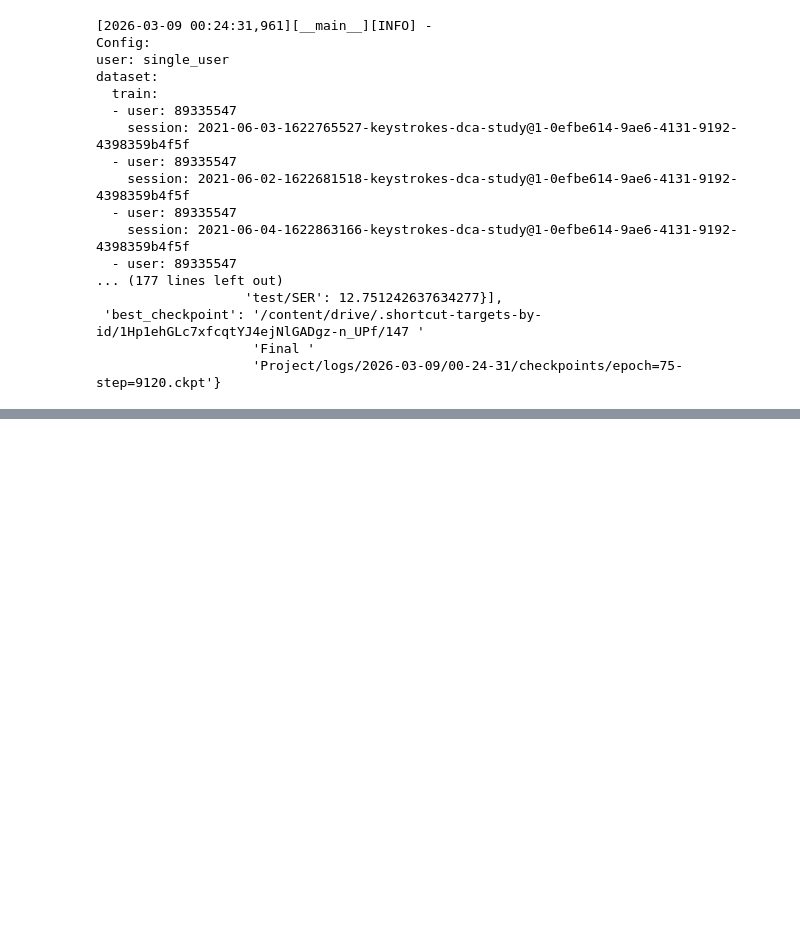
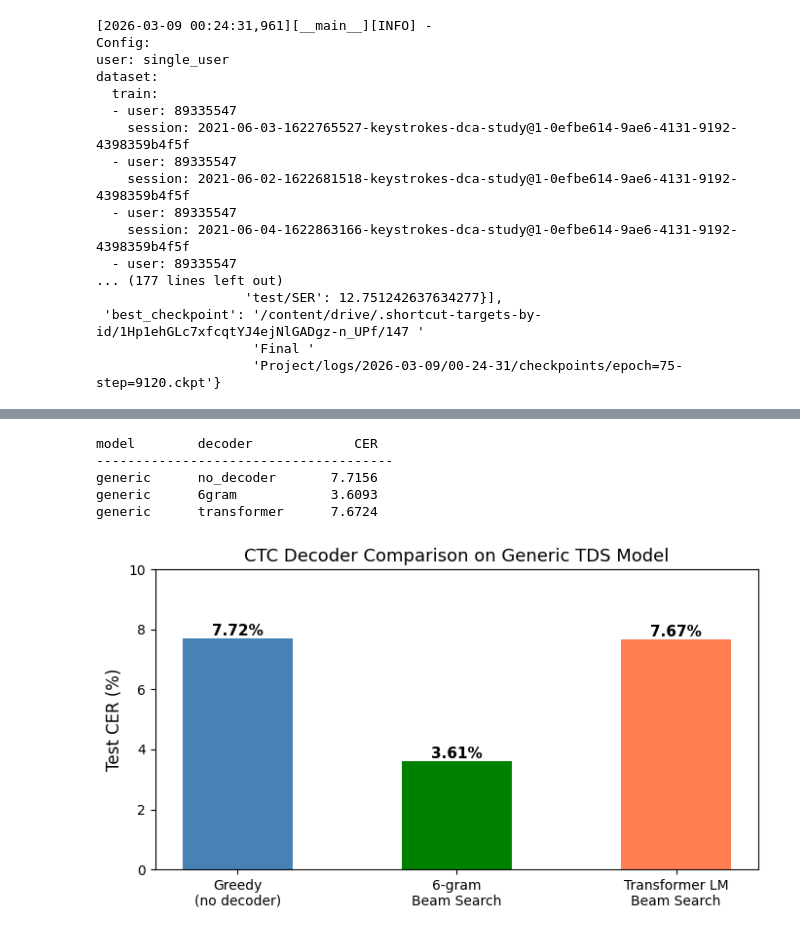
Before and after one commit to Jsei-ucla/ece-finalproject, a Jupyter notebook: RNNGRULSTMColab.ipynb, the cells around one changed output, grey strips where cells are left out. Cells and saved outputs as stored; diff of their text form; code cells hidden in the pictures; blank space fills up the shorter version.

```diff
--- a/RNNGRULSTMColab.ipynb
+++ b/RNNGRULSTMColab.ipynb
@@ -240,0 +120,26 @@ Set the environment variable HYDRA_FULL_ERROR=1 for a complete stack trace.
+# %%
+import os, shutil
+
+REPO = "/content/emg2qwerty-c147-project"
+
+DRIVE = ("/content/drive/MyDrive/Winter 26 Quarter/"
+         "ECE C147 Neural Networks & Deep Learning/147 Final Project")
+
+# Copy ckpt locally to avoid path issues
+os.makedirs("/content/ckpts", exist_ok=True)
+shutil.copy2(f"{DRIVE}/models/generic.ckpt", "/content/ckpts/generic.ckpt")
+
+# Copy LM files where the decoder expects them
+os.makedirs(f"{REPO}/models/lm", exist_ok=True)
+for f in ["wikitext-103-6gram-charlm.bin", "wikitext-103-6gram-charlm.arpa"]:
+    shutil.copy2(f"{DRIVE}/models/lm/{f}", f"{REPO}/models/lm/{f}")
+
+
+# Link the data folder into the repo
+data_dest = "/content/emg2qwerty-c147-project/data"
+if not os.path.exists(data_dest):
+    os.symlink(f"{DRIVE}/data", data_dest)
+
+print("data linked:", os.listdir(data_dest)[:3])
+
+print("done, generic size:", os.path.getsize("/content/ckpts/generic.ckpt"))
@@ -294,0 +278,36 @@ Set the environment variable HYDRA_FULL_ERROR=1 for a complete stack trace.
+# %%
+import re
+
+print(f"{'model':<12} {'decoder':<14} {'CER':>8}")
+print("-" * 38)
+for dec_key, log in logs.items():
+    m = re.search(r"'test/CER':\s*([\d.]+)", log)
+    cer = float(m.group(1)) if m else None
+    print(f"{'generic':<12} {dec_key:<14} {f'{cer:.4f}' if cer else 'N/A':>8}")
+# %% [output]
+model        decoder             CER
+--------------------------------------
+generic      no_decoder       7.7156
+generic      6gram            3.6093
+generic      transformer      7.6724
+# %%
+import matplotlib.pyplot as plt
+import numpy as np
+
+decoders = ['Greedy\n(no decoder)', '6-gram\nBeam Search', 'Transformer LM\nBeam Search']
+cer_vals = [7.7156, 3.6093, 7.6724]
+colors = ['steelblue', 'green', 'coral']
+
+fig, ax = plt.subplots(figsize=(7, 4))
+bars = ax.bar(decoders, cer_vals, color=colors, width=0.5)
+ax.set_ylabel('Test CER (%)', fontsize=12)
+ax.set_title('CTC Decoder Comparison on Generic TDS Model', fontsize=13)
+ax.set_ylim(0, 10)
+for bar, val in zip(bars, cer_vals):
+    ax.text(bar.get_x() + bar.get_width()/2, bar.get_height() + 0.1,
+            f'{val:.2f}%', ha='center', fontsize=11, fontweight='bold')
+plt.tight_layout()
+plt.savefig('decoder_comparison.png', dpi=150)
+plt.show()
+# %% [output]
+[figure, added]
```
Also changed, not shown: parts of 23 cells of this notebook, 1 other file.
